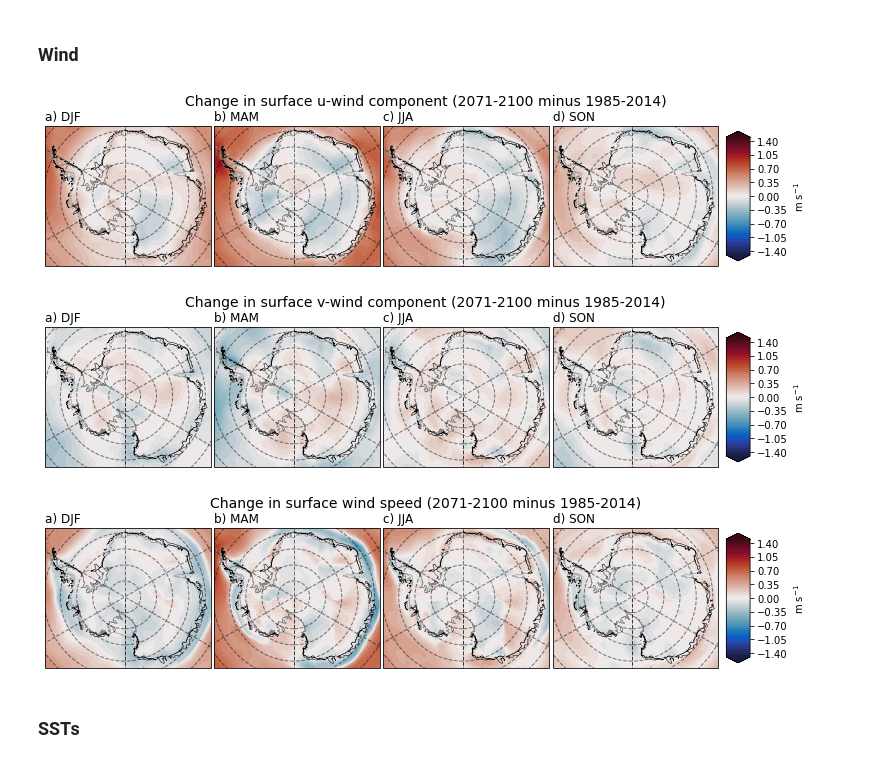
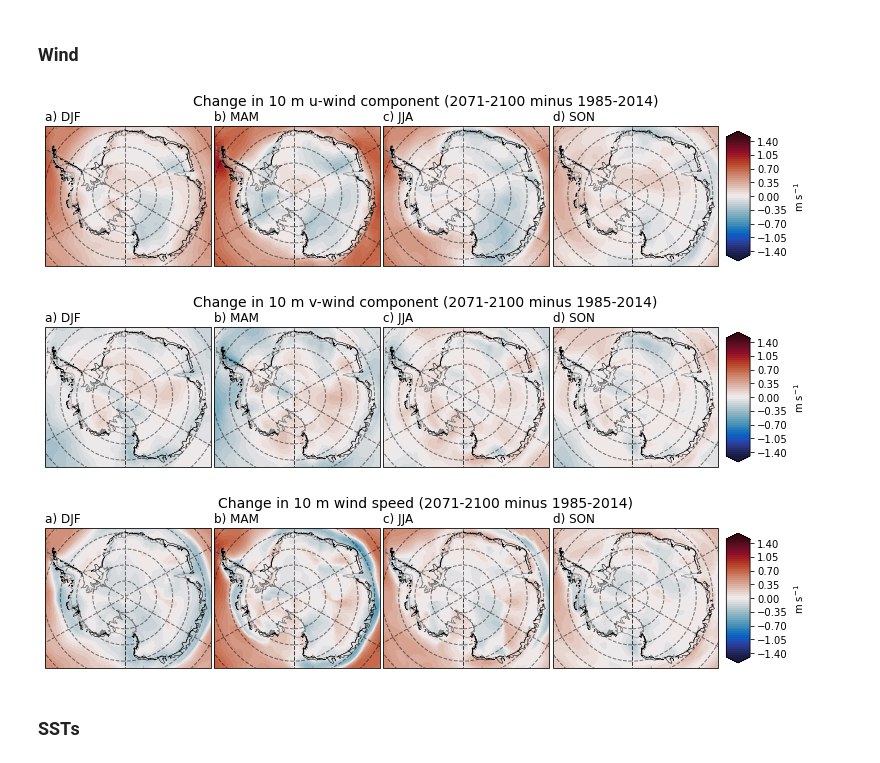
Before and after one commit to sfiddes/code_for_publications, a Jupyter notebook: fast_ice_review/CMIP6_fast_ice_review.ipynb, the cells around one changed output. Saved outputs shown, nothing was run; the diff lists cells and outputs as text; code cells hidden in the pictures.

```diff
--- a/fast_ice_review/CMIP6_fast_ice_review.ipynb
+++ b/fast_ice_review/CMIP6_fast_ice_review.ipynb
@@ -3,6 +3,7 @@ import sys
 import os
 import matplotlib.pyplot as plt
 import matplotlib.colors as colors
+import matplotlib
 import numpy as np
 import cartopy.crs as ccrs
 import cartopy.feature as cfeature
@@ -15,6 +16,7 @@ import cmocean
 import metpy.calc as mtpy
 import xesmf as xe
 from math import log10, floor
+matplotlib.rcParams['pdf.fonttype'] = 42
 # %%
 cd /home/563/slf563/code/gadi/jk72/CMIP_eval/
 # %% [output]
@@ -351,23 +470,23 @@ plt.savefig('rsds.pdf')
 # %% [markdown]
 ### Wind
 # %%
-p = plot_CMIP(models_uas.uas,'Change in surface u-wind component (2071-2100 minus 1985-2014)','m s${^{-1}}$',
+p = plot_CMIP(models_uas.uas,'Change in 10 m u-wind component (2071-2100 minus 1985-2014)','m s${^{-1}}$',
               levels=np.arange(-1.5,1.55,0.05),cmap2=cmocean.cm.balance)
 plt.savefig('uas.pdf')
 # %% [output]
-[figure, old version]
+[figure, new version]
 # %%
-p = plot_CMIP(models_vas.vas,'Change in surface v-wind component (2071-2100 minus 1985-2014)','m s${^{-1}}$',
+p = plot_CMIP(models_vas.vas,'Change in 10 m v-wind component (2071-2100 minus 1985-2014)','m s${^{-1}}$',
               levels=np.arange(-1.5,1.55,0.05),cmap2=cmocean.cm.balance)
 plt.savefig('vas.pdf')
 # %% [output]
-[figure, old version]
+[figure, new version]
 # %%
-p = plot_CMIP(models_wspd.wspd,'Change in surface wind speed (2071-2100 minus 1985-2014)','m s${^{-1}}$',
+p = plot_CMIP(models_wspd.wspd,'Change in 10 m wind speed (2071-2100 minus 1985-2014)','m s${^{-1}}$',
               levels=np.arange(-1.5,1.55,0.05),cmap2=cmocean.cm.balance)
 plt.savefig('wspd.pdf')
 # %% [output]
-[figure, old version]
+[figure, new version]
 # %% [markdown]
 ### SSTs
 # %%
```
Also changed, not shown: parts of 12 cells of this notebook.
